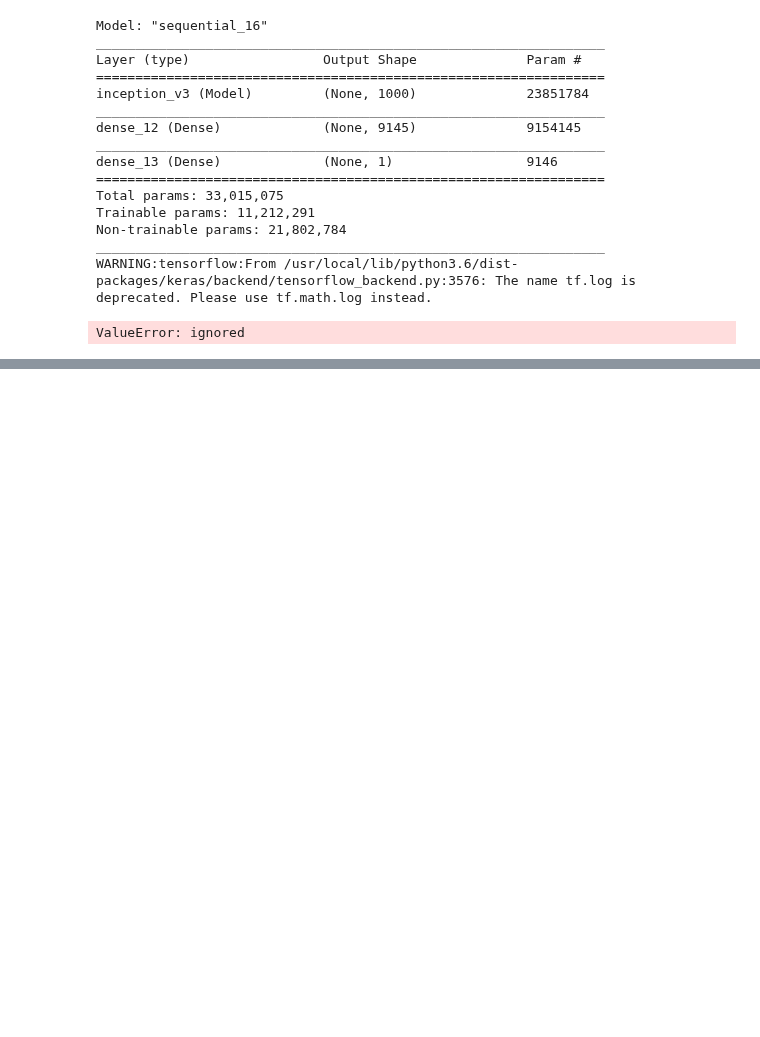
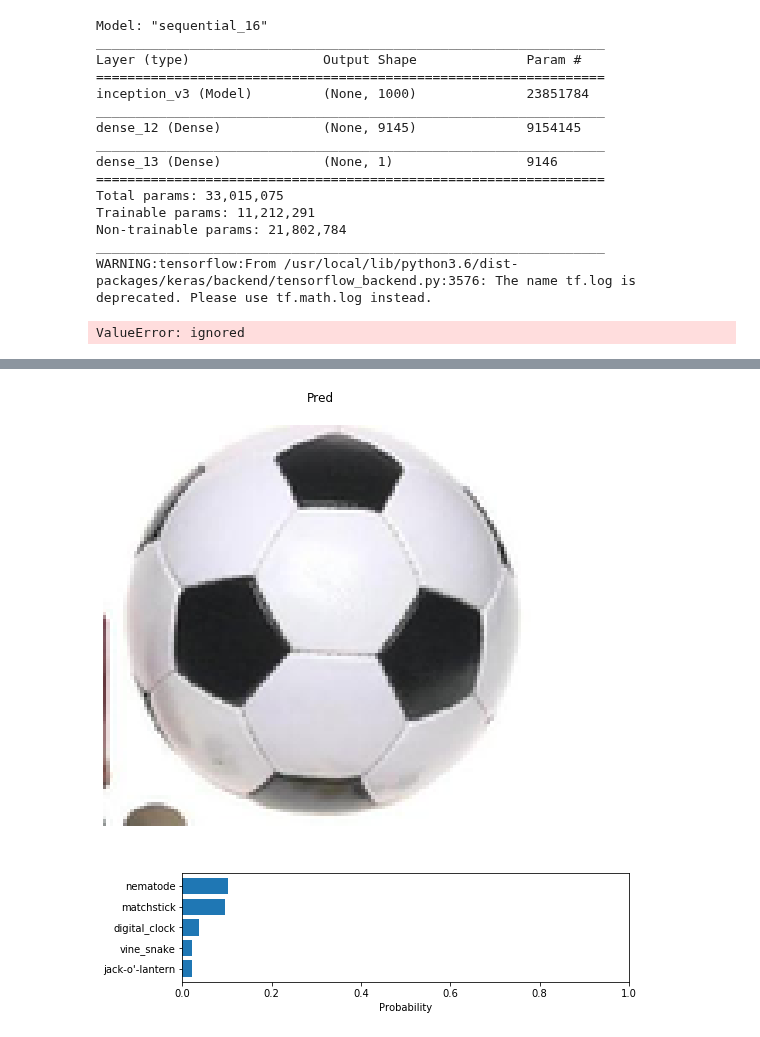
Before and after one commit to wisrovi/RedesNeuronales, a Jupyter notebook: 07MAIR-WilliamSteveRodriguezVillamizar.ipynb, the cells around one changed output, grey strips where cells are left out. Drawn from its saved outputs; the diff is of its cells as text; code cells hidden in the pictures; blank space fills up the shorter version.

```diff
--- a/07MAIR-WilliamSteveRodriguezVillamizar.ipynb
+++ b/07MAIR-WilliamSteveRodriguezVillamizar.ipynb
@@ -202,0 +287,24 @@ decode_predictions(prediccion, top=cantidadPorcentajesMostrar)[0]
+# %%
+from keras.models import model_from_json
+
+def CargarModeloGuardado(archivoModelo, archivoPesos):
+    # cargar json y crear el modelo
+    json_file = open(archivoModelo, 'r')
+    loaded_model_json = json_file.read()
+    json_file.close()
+    loaded_model = model_from_json(loaded_model_json)
+    print("Modelo Cargado!")
+
+    # cargar pesos al nuevo modelo
+    loaded_model.load_weights(archivoPesos)
+    print("Pesos Cargados!")
+
+    # Compilar modelo cargado y listo para usar.
+    loaded_model.compile(optimizer='rmsprop',
+               loss='categorical_crossentropy',
+               metrics=['accuracy'])
+    print("Modelo compilado!")
+    return loaded_model
+
+modeloCargado = CargarModeloGuardado(BASE_FOLDER + "model.json",  BASE_FOLDER + "model.h5")
+#modeloCargado.summary()
@@ -202,0 +329,8 @@ decode_predictions(prediccion, top=cantidadPorcentajesMostrar)[0]
+# %%
+dato_evaluar = X_predic[150]
+pred = predecir(modeloCargado, dato_evaluar)
+plot_image(dato_evaluar, "Pred")
+plot_pred(pred)
+# %% [output]
+[figure, added]
+[figure, added]
```
Also changed, not shown: parts of 15 cells of this notebook.
